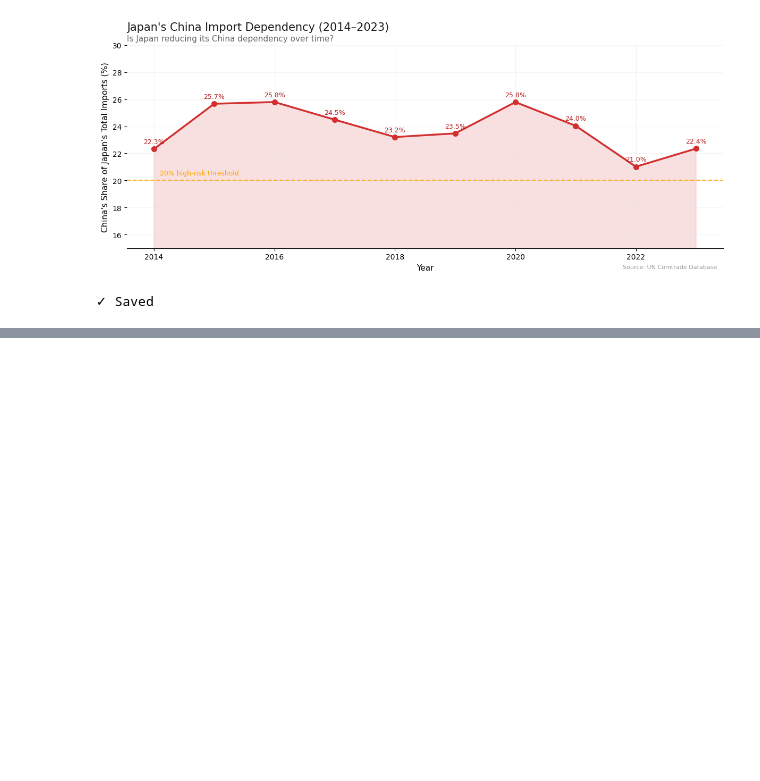
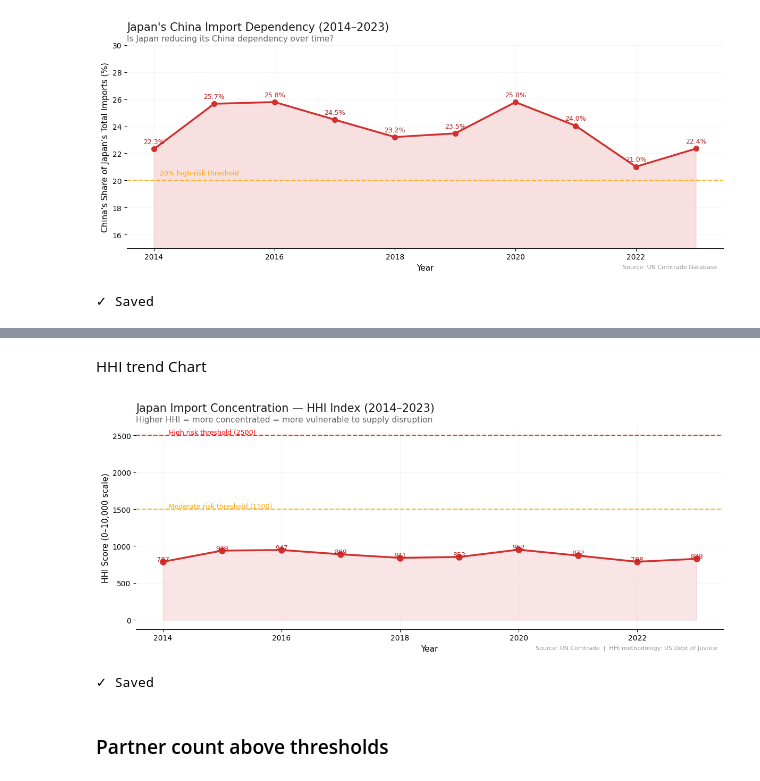
Before and after one commit to Prashant-4527/japan-trade-intelligence, a Jupyter notebook: notebooks/04_risk.ipynb, the cells around one changed output, grey strips where cells are left out. Drawn from its saved outputs; the diff is of its cells as text; code cells hidden in the pictures; blank space fills up the shorter version.

```diff
--- a/notebooks/04_risk.ipynb
+++ b/notebooks/04_risk.ipynb
@@ -288,0 +374,61 @@ print("✓ Saved")
+# %% [markdown]
+HHI trend Chart
+# %%
+fig, ax = plt.subplots(figsize=(12, 5))
+fig.patch.set_facecolor('white')
+
+ax.fill_between(hhi_df['year'], hhi_df['hhi'],
+                alpha=0.12, color='#D32F2F')
+
+ax.plot(hhi_df['year'], hhi_df['hhi'],
+        color='#D32F2F', linewidth=2.5,
+        marker='o', markersize=8)
+
+# Annotate each point with value
+for _, row in hhi_df.iterrows():
+    ax.text(row['year'], row['hhi'] + 8,
+            f"{row['hhi']:.0f}",
+            ha='center', fontsize=9,
+            color='#B71C1C', fontweight='500')
+
+# WHY draw threshold lines:
+# Makes the chart self-interpreting
+# Reader instantly knows if Japan is in the danger zone
+ax.axhline(y=1500, color='orange', linestyle='--',
+           alpha=0.8, linewidth=1.5)
+ax.text(2014.1, 1515, 'Moderate risk threshold (1500)',
+        fontsize=9, color='orange')
+
+ax.axhline(y=2500, color='red', linestyle='--',
+           alpha=0.8, linewidth=1.5)
+ax.text(2014.1, 2515, 'High risk threshold (2500)',
+        fontsize=9, color='red')
+
+ax.set_title("Japan Import Concentration — HHI Index (2014–2023)",
+             fontsize=15, fontweight='500',
+             pad=20, loc='left', color='#1a1a1a')
+ax.text(0, 1.02,
+        'Higher HHI = more concentrated = more vulnerable to supply disruption',
+        transform=ax.transAxes, fontsize=11, color='#666')
+
+ax.set_xlabel("Year", fontsize=11)
+ax.set_ylabel("HHI Score (0–10,000 scale)", fontsize=11)
+ax.grid(True, alpha=0.3, color='#E0E0E0')
+ax.spines[['top','right','left']].set_visible(False)
+
+
+ax.text(0.99, -0.1,
+        'Source: UN Comtrade  |  HHI methodology: US Dept of Justice',
+        transform=ax.transAxes, fontsize=8,
+        color='#999', ha='right')
+
+plt.tight_layout()
+plt.savefig("../reports/hhi_concentration.png",
+            dpi=150, bbox_inches='tight', facecolor='white')
+plt.show()
+print("✓ Saved")
+# %% [output]
+[figure, added]
+✓ Saved
+# %% [markdown]
+### Partner count above thresholds
```
Also changed, not shown: parts of 11 cells of this notebook, 1 other file.
